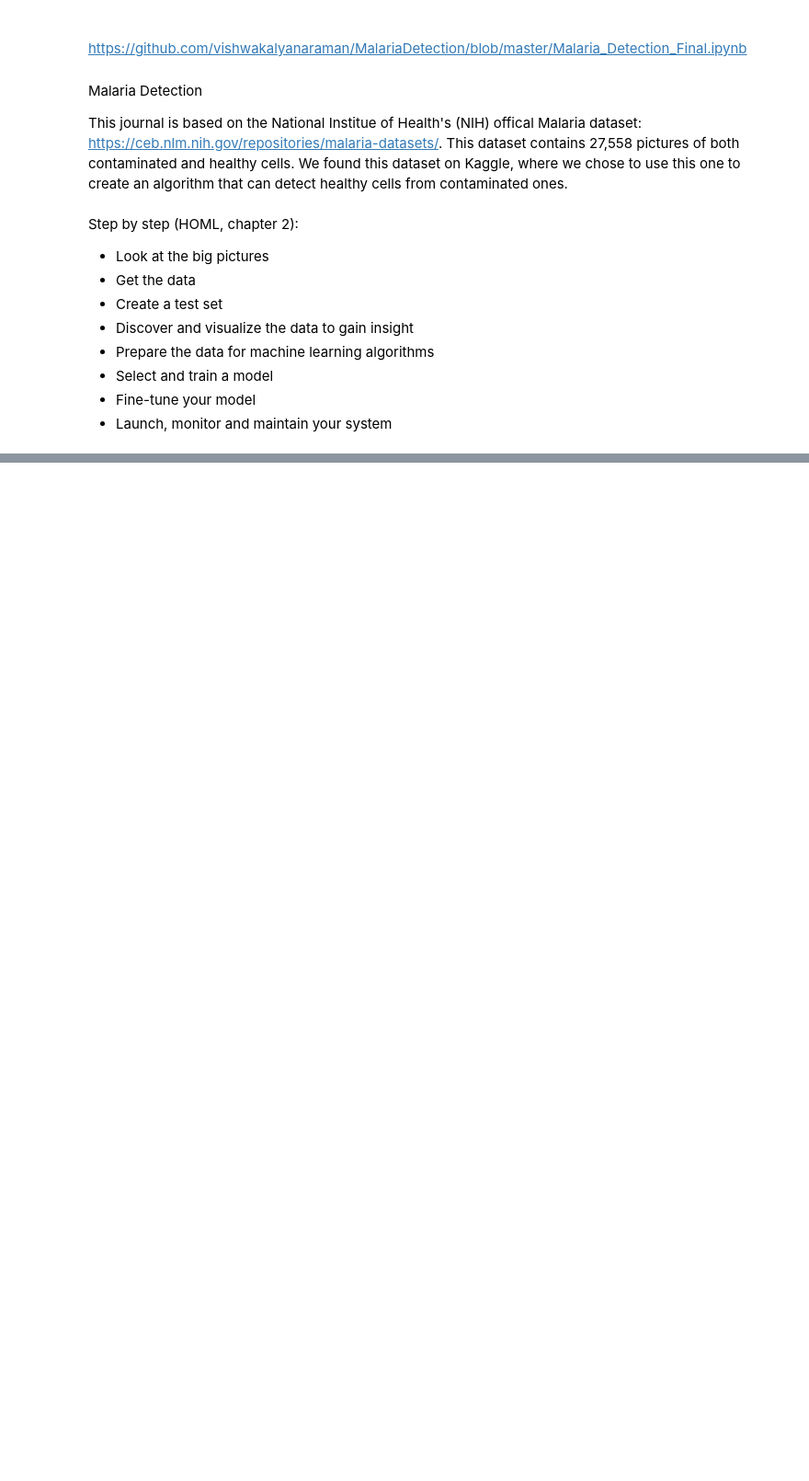
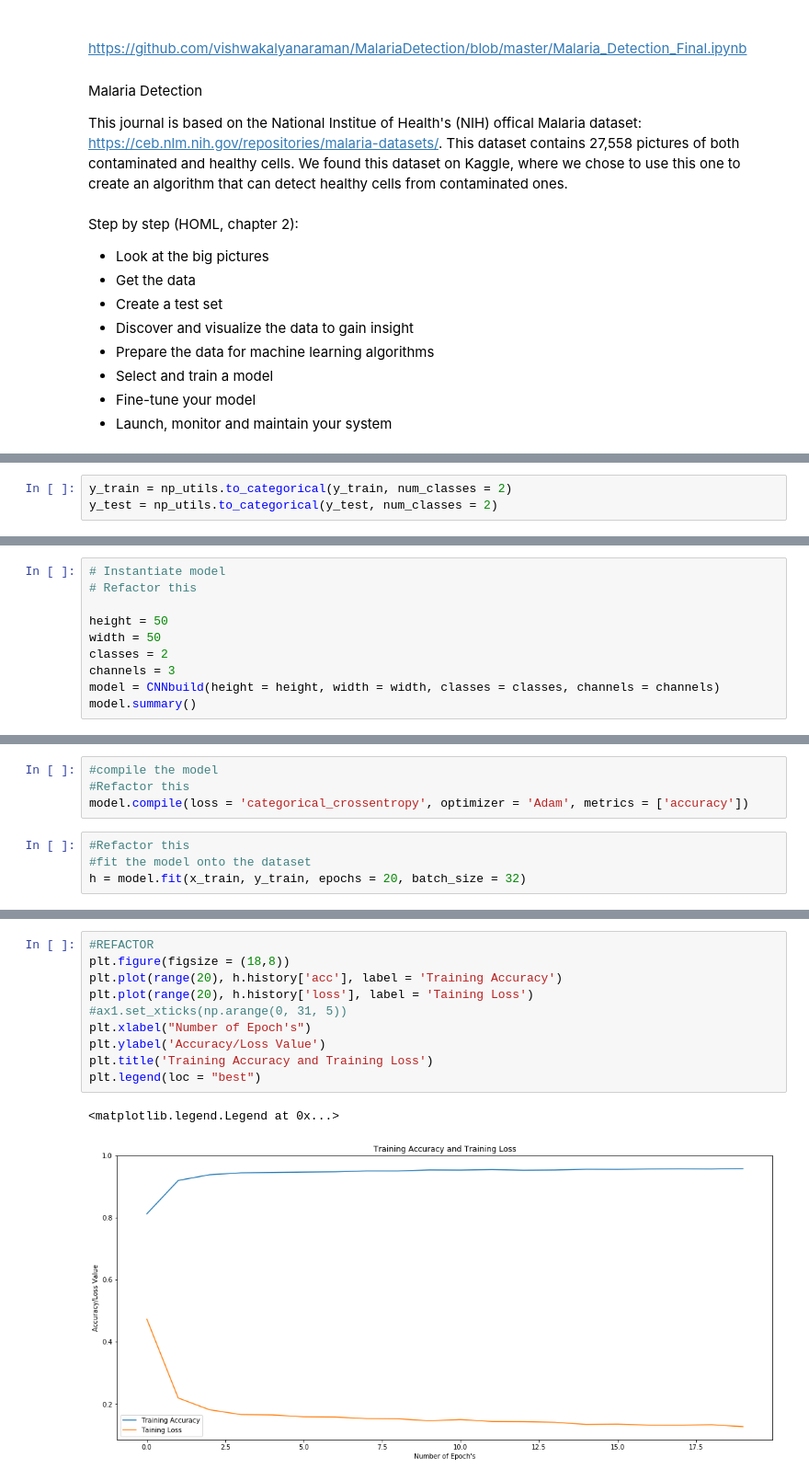
Before and after one commit to OscarPradel/Malaria_J3, a Jupyter notebook: bestSoFar.ipynb, the cells around one changed output, grey strips where cells are left out. Shown at 92% size. Cells and saved outputs as stored; diff of their text form; blank space fills up the shorter version.

```diff
--- a/bestSoFar.ipynb
+++ b/bestSoFar.ipynb
@@ -69,0 +123,3 @@ plt.show()
+# %%
+y_train = np_utils.to_categorical(y_train, num_classes = 2)
+y_test = np_utils.to_categorical(y_test, num_classes = 2)
@@ -69,0 +183,10 @@ plt.show()
+# %%
+# Instantiate model
+# Refactor this
+
+height = 50
+width = 50
+classes = 2
+channels = 3
+model = CNNbuild(height = height, width = width, classes = classes, channels = channels)
+model.summary()
@@ -69,0 +211,8 @@ plt.show()
+# %%
+#compile the model
+#Refactor this
+model.compile(loss = 'categorical_crossentropy', optimizer = 'Adam', metrics = ['accuracy'])
+# %%
+#Refactor this
+#fit the model onto the dataset
+h = model.fit(x_train, y_train, epochs = 20, batch_size = 32)
@@ -69,0 +237,13 @@ plt.show()
+# %%
+#REFACTOR
+plt.figure(figsize = (18,8))
+plt.plot(range(20), h.history['acc'], label = 'Training Accuracy')
+plt.plot(range(20), h.history['loss'], label = 'Taining Loss')
+#ax1.set_xticks(np.arange(0, 31, 5))
+plt.xlabel("Number of Epoch's")
+plt.ylabel('Accuracy/Loss Value')
+plt.title('Training Accuracy and Training Loss')
+plt.legend(loc = "best")
+# %% [output]
+<matplotlib.legend.Legend at 0x...>
+[figure, added]
```
Also changed, not shown: parts of 25 cells of this notebook.
